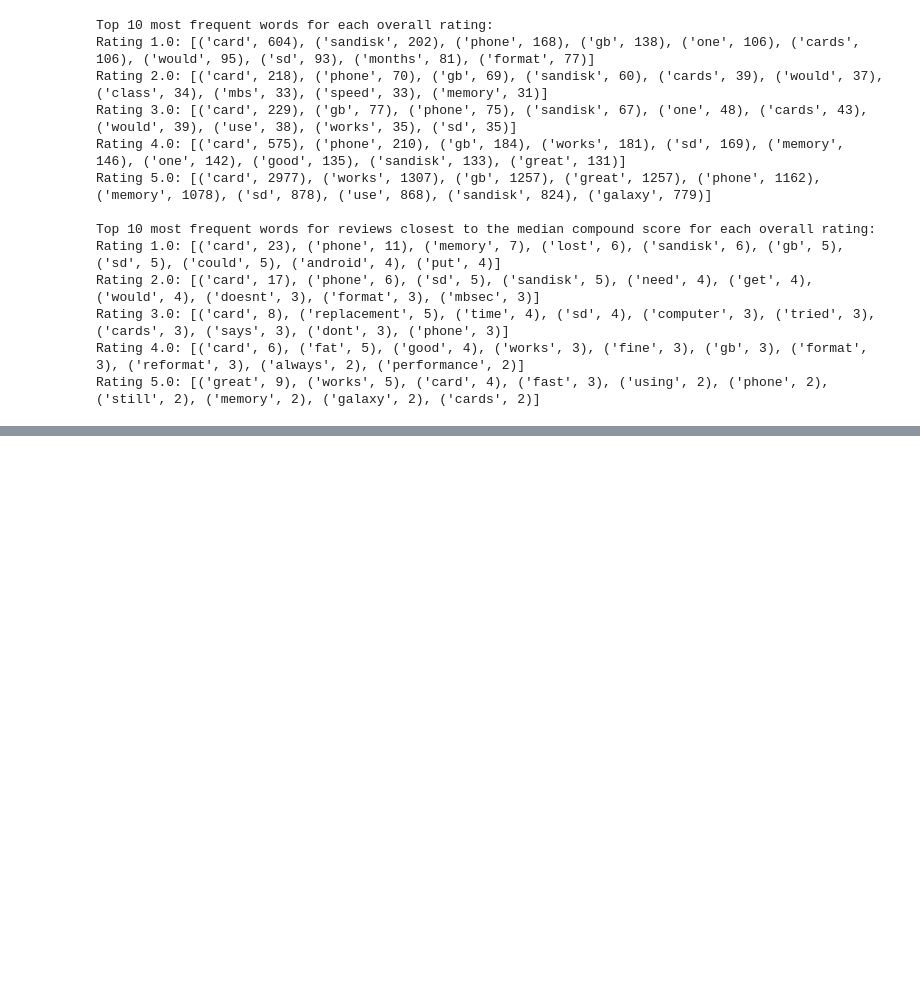
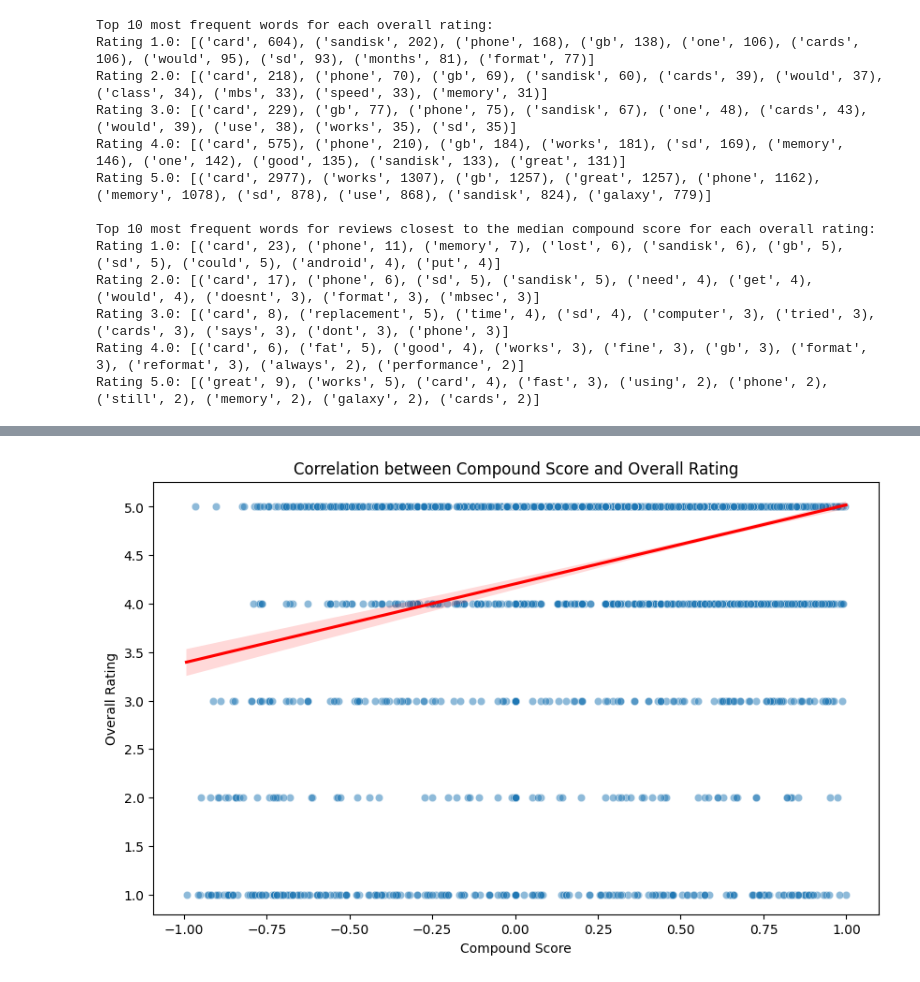
Before and after one commit to awhitehouse1/DS4002-Project-1, a Jupyter notebook: Vader.ipynb, the cells around one changed output, grey strips where cells are left out. Saved outputs shown, nothing was run; the diff lists cells and outputs as text; code cells hidden in the pictures; blank space fills up the shorter version.

```diff
--- a/Vader.ipynb
+++ b/Vader.ipynb
@@ -436,0 +427,23 @@ df.to_csv('cleaned_df.csv', index=False)  # Set index=True if you want to includ
+# %%
+from vaderSentiment.vaderSentiment import SentimentIntensityAnalyzer
+
+# Initialize the VADER sentiment analyzer
+analyzer = SentimentIntensityAnalyzer()
+
+# Replace NaN or non-string entries with an empty string
+df['processed_reviewText'] = df['processed_reviewText'].fillna('').astype(str)
+
+# Apply the VADER sentiment analysis to the 'processed_reviewText' column
+df['vader_sentiment'] = df['processed_reviewText'].apply(lambda x: analyzer.polarity_scores(x))
+
+# Extract compound, positive, negative, and neutral scores into separate columns
+df['compound'] = df['vader_sentiment'].apply(lambda score_dict: score_dict['compound'])
+df['pos'] = df['vader_sentiment'].apply(lambda score_dict: score_dict['pos'])
+df['neg'] = df['vader_sentiment'].apply(lambda score_dict: score_dict['neg'])
+df['neu'] = df['vader_sentiment'].apply(lambda score_dict: score_dict['neu'])
+
+# Drop the intermediate 'vader_sentiment' column
+df.drop(columns=['vader_sentiment'], inplace=True)
+
+# Display the first few rows of the updated dataframe
+print(df.head())
@@ -436,0 +468,4 @@ df.to_csv('cleaned_df.csv', index=False)  # Set index=True if you want to includ
+# %%
+# Checking for correlation between compound score and overall rating
+# Ensure 'overall' column is present in the dataframe and is numeric
+df['overall'] = pd.to_numeric(df['overall'], errors='coerce')
@@ -436,0 +500,20 @@ df.to_csv('cleaned_df.csv', index=False)  # Set index=True if you want to includ
+# %%
+import matplotlib.pyplot as plt
+import seaborn as sns
+
+# Create the scatter plot
+plt.figure(figsize=(10, 6))
+sns.scatterplot(x='compound', y='overall', data=df, alpha=0.5)
+
+# Add a line of best fit
+sns.regplot(x='compound', y='overall', data=df, scatter=False, color='red')
+
+# Add labels and title
+plt.title('Correlation between Compound Score and Overall Rating')
+plt.xlabel('Compound Score')
+plt.ylabel('Overall Rating')
+
+# Display the plot
+plt.show()
+# %% [output]
+[figure, added]
```
Also changed, not shown: parts of 16 cells of this notebook.
